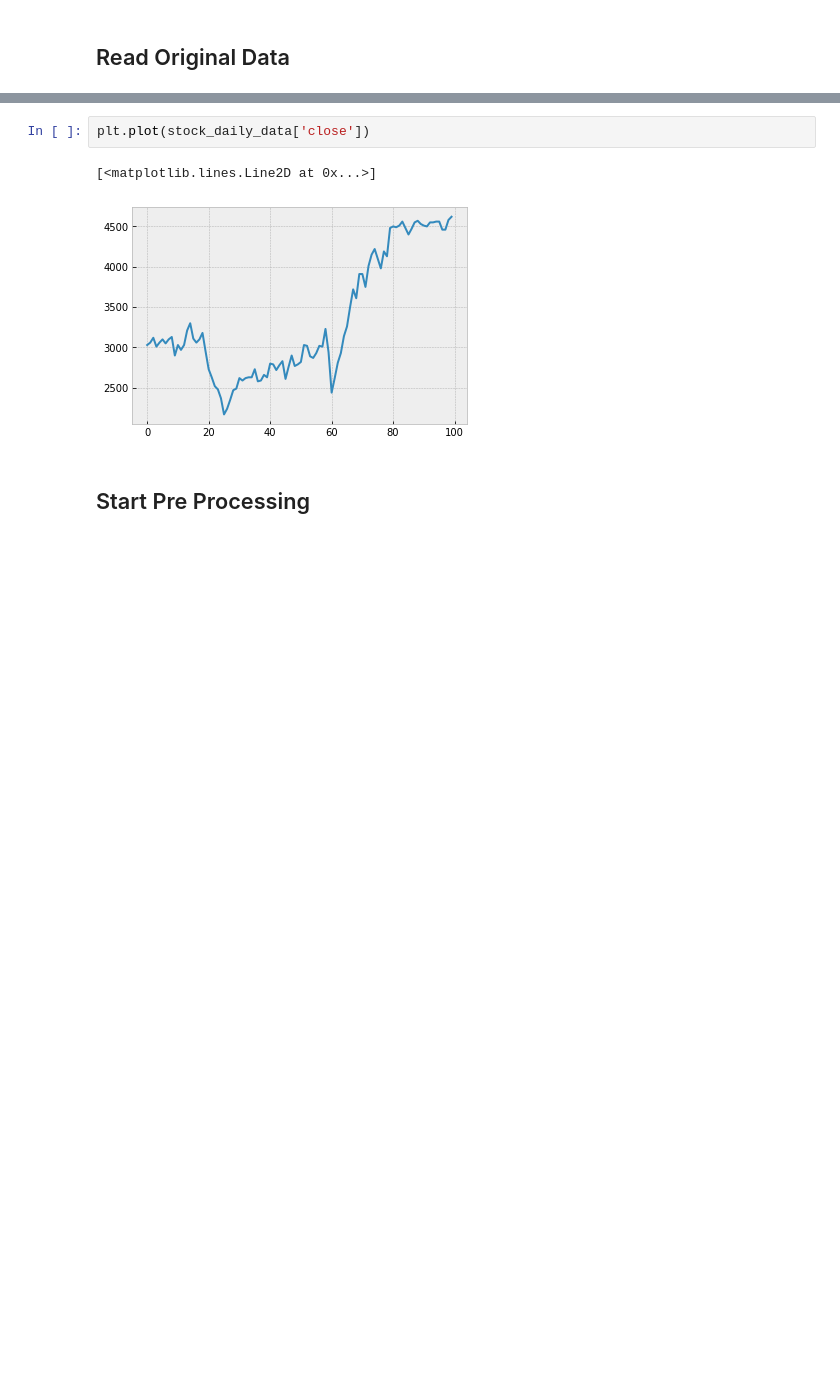
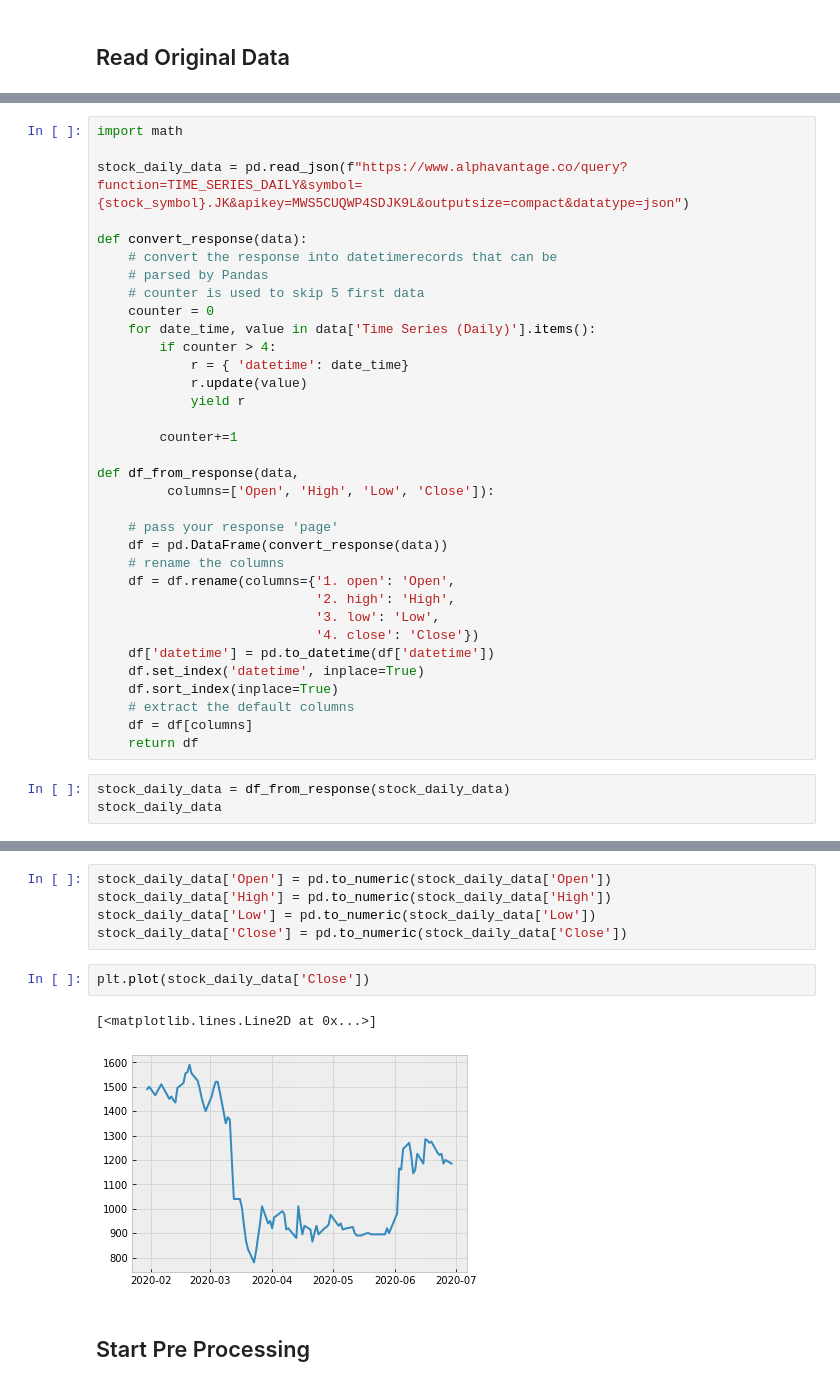
Before and after one commit to whitequbits/sonos, a Jupyter notebook: Stock Neural Network.ipynb, the cells around one changed output, grey strips where cells are left out. Drawn from its saved outputs; the diff is of its cells as text; blank space fills up the shorter version.

```diff
--- a/Stock Neural Network.ipynb
+++ b/Stock Neural Network.ipynb
@@ -40,0 +22,37 @@ stock_daily_data.head(5)
+# %%
+import math
+
+stock_daily_data = pd.read_json(f"https://www.alphavantage.co/query?function=TIME_SERIES_DAILY&symbol={stock_symbol}.JK&apikey=MWS5CUQWP4SDJK9L&outputsize=compact&datatype=json")
+
+def convert_response(data):
+    # convert the response into datetimerecords that can be
+    # parsed by Pandas
+    # counter is used to skip 5 first data
+    counter = 0
+    for date_time, value in data['Time Series (Daily)'].items():
+        if counter > 4:
+            r = { 'datetime': date_time}
+            r.update(value)
+            yield r
+
+        counter+=1
+
+def df_from_response(data,
+         columns=['Open', 'High', 'Low', 'Close']):
+
+    # pass your response 'page'
+    df = pd.DataFrame(convert_response(data))
+    # rename the columns
+    df = df.rename(columns={'1. open': 'Open',
+                            '2. high': 'High',
+                            '3. low': 'Low',
+                            '4. close': 'Close'})
+    df['datetime'] = pd.to_datetime(df['datetime'])
+    df.set_index('datetime', inplace=True)
+    df.sort_index(inplace=True)
+    # extract the default columns
+    df = df[columns]
+    return df
+# %%
+stock_daily_data = df_from_response(stock_daily_data)
+stock_daily_data
@@ -41,8 +76,13 @@ stock_daily_data.head(5)
+# %%
+stock_daily_data['Open'] = pd.to_numeric(stock_daily_data['Open'])
+stock_daily_data['High'] = pd.to_numeric(stock_daily_data['High'])
+stock_daily_data['Low'] = pd.to_numeric(stock_daily_data['Low'])
+stock_daily_data['Close'] = pd.to_numeric(stock_daily_data['Close'])
 # %%
-plt.plot(stock_daily_data['close'])
+plt.plot(stock_daily_data['Close'])
 # %% [output]
 [<matplotlib.lines.Line2D at 0x...>]
-[figure, old version]
+[figure, new version]
 # %% [markdown]
 ## Start Pre Processing
 # %%
```
Also changed, not shown: parts of 20 cells of this notebook.
